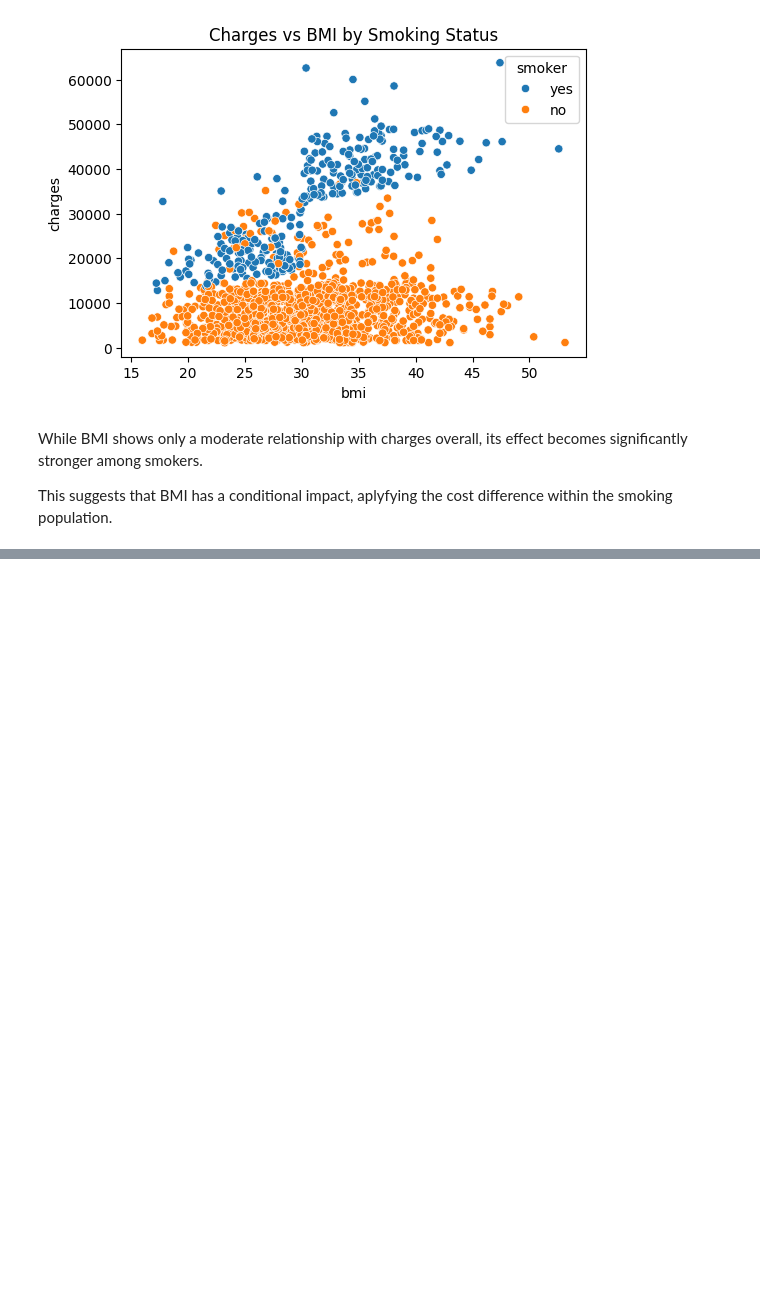
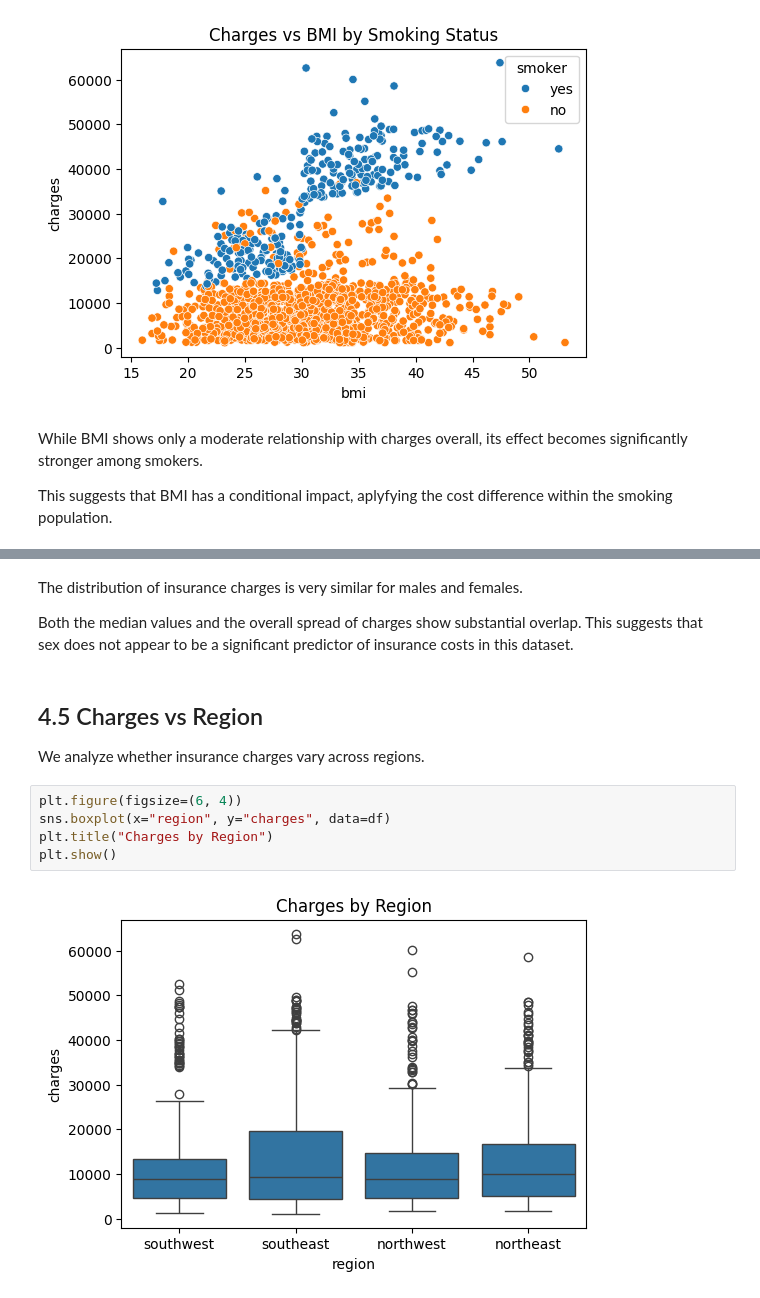
Before and after one commit to MKlim22/insurance-cost-analysis, a Jupyter notebook: notebooks/02_eda.ipynb, the cells around one changed output, grey strips where cells are left out. Cells and saved outputs as stored; diff of their text form; blank space fills up the shorter version.

```diff
--- a/notebooks/02_eda.ipynb
+++ b/notebooks/02_eda.ipynb
@@ -282,0 +294,16 @@ This suggests that BMI has a conditional impact, aplyfying the cost difference w
+# %% [markdown]
+The distribution of insurance charges is very similar for males and females.
+
+Both the median values and the overall spread of charges show substantial overlap.
+This suggests that sex does not appear to be a significant predictor of insurance costs in this dataset.
+# %% [markdown]
+## 4.5 Charges vs Region
+
+We analyze whether insurance charges vary across regions.
+# %%
+plt.figure(figsize=(6, 4))
+sns.boxplot(x="region", y="charges", data=df)
+plt.title("Charges by Region")
+plt.show()
+# %% [output]
+[figure, added]
```
Also changed, not shown: parts of 11 cells of this notebook.
